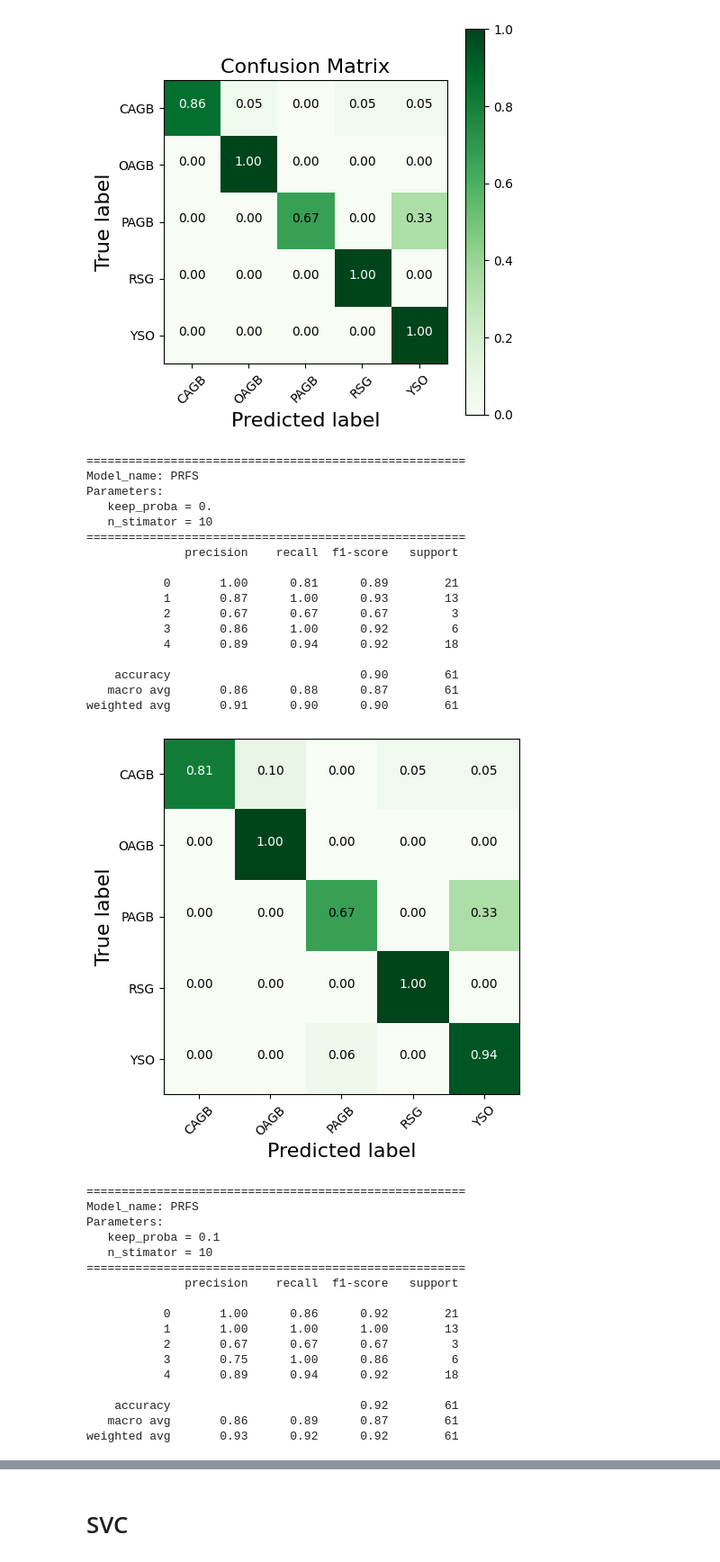
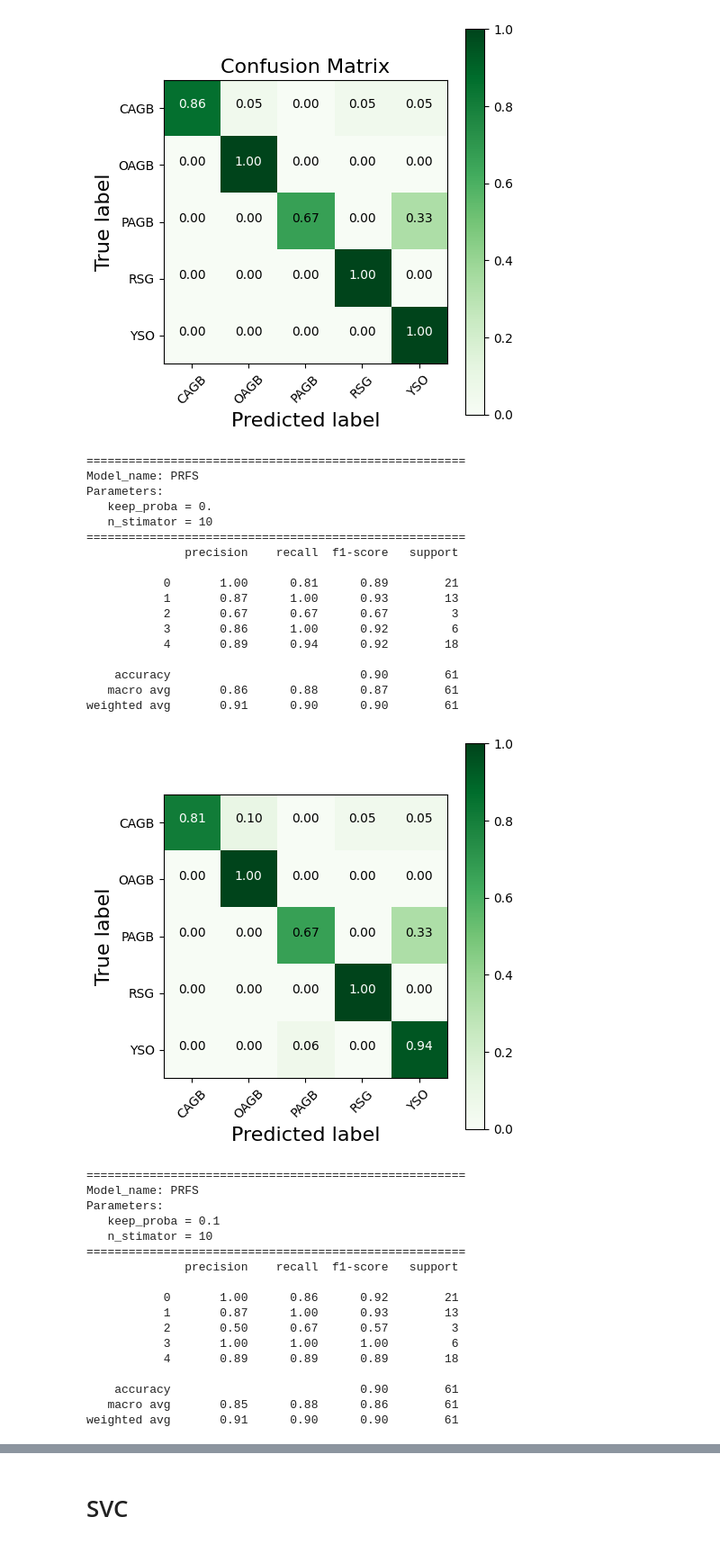
Before and after one commit to Mahdi-Abdollahii/Dusty-Stellar-Sources-Classification, a Jupyter notebook: Model_Evaluation_Smote.ipynb, the cells around one changed output, grey strips where cells are left out. Shown at 90% size. Saved outputs shown, nothing was run; the diff lists cells and outputs as text; code cells hidden in the pictures.

```diff
--- a/Model_Evaluation_Smote.ipynb
+++ b/Model_Evaluation_Smote.ipynb
@@ -534,8 +534,8 @@ filename = model_name + '.sav'
 pickle.dump(prf_cls, open(filename, 'wb'))
 # %%
 Address_directory = ''
-Models = ['PRF-S-001-10-90-0', 'PRF-S-01-10-92-0', 'PRF-S-01-100-93-0',
-          'PRF-S-03-10-93-0', 'PRF-S-05-10-92-0', 'PRF-S-08-10-93-0','PRF-S-09-10-93-0']
+Models = ['PRF-S-001-10-90-0', 'PRF-S-01-10-90-0', 'PRF-S-01-100-92-0',
+          'PRF-S-03-10-93-0', 'PRF-S-05-10-89-0', 'PRF-S-08-50-93-0','PRF-S-09-10-93-0']
 # %%
 for i in Models:
   model_name = i
@@ -550,35 +550,35 @@ for i in Models:
   print('Parameters: ')
   print('   keep_proba = 0.' + keep_proba)
   print('   n_stimator = ' + n_stimator)
   print('======================================================')
   print(classification_report( Y_test , Y_pred_save_model ))
   cm = confusion_matrix(Y_test , Y_pred_save_model )
   plot_confusion_matrix(cm = cm ,
                       normalize    = True,
                       target_names = ['CAGB', 'OAGB', 'PAGB', 'RSG', 'YSO'] ,
                       title  = None,
                       file_name = model_name +'_CM.jpg',
                       size = (5,5),
-                      color_bar=False)
+                      color_bar=True)
 # %% [output]
 ======================================================
 Model_name: PRFS
 Parameters:
    keep_proba = 0.
    n_stimator = 10
 ======================================================
               precision    recall  f1-score   support
 
            0       1.00      0.81      0.89        21
            1       0.87      1.00      0.93        13
            2       0.67      0.67      0.67         3
            3       0.86      1.00      0.92         6
            4       0.89      0.94      0.92        18
 
     accuracy                           0.90        61
    macro avg       0.86      0.88      0.87        61
 weighted avg       0.91      0.90      0.90        61
-[figure, old version]
+[figure, new version]
 ======================================================
 Model_name: PRFS
 Parameters:
@@ -588,11 +588,11 @@ Parameters:
               precision    recall  f1-score   support
 
            0       1.00      0.86      0.92        21
-           1       1.00      1.00      1.00        13
-           2       0.67      0.67      0.67         3
-           3       0.75      1.00      0.86         6
-           4       0.89      0.94      0.92        18
+           1       0.87      1.00      0.93        13
+           2       0.50      0.67      0.57         3
+           3       1.00      1.00      1.00         6
+           4       0.89      0.89      0.89        18
 
-    accuracy                           0.92        61
-   macro avg       0.86      0.89      0.87        61
-weighted avg       0.93      0.92      0.92        61
+    accuracy                           0.90        61
+   macro avg       0.85      0.88      0.86        61
+weighted avg       0.91      0.90      0.90        61
```
Also changed, not shown: parts of 46 cells of this notebook.
